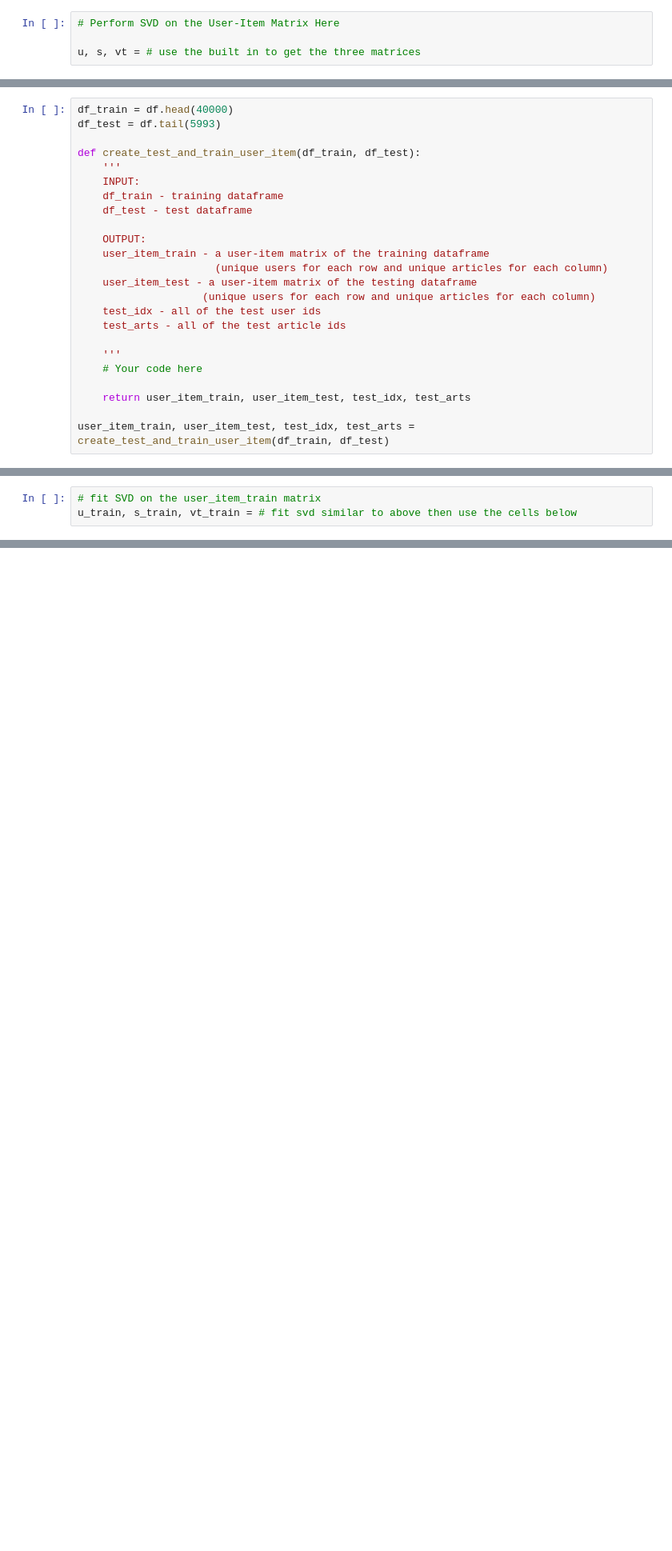
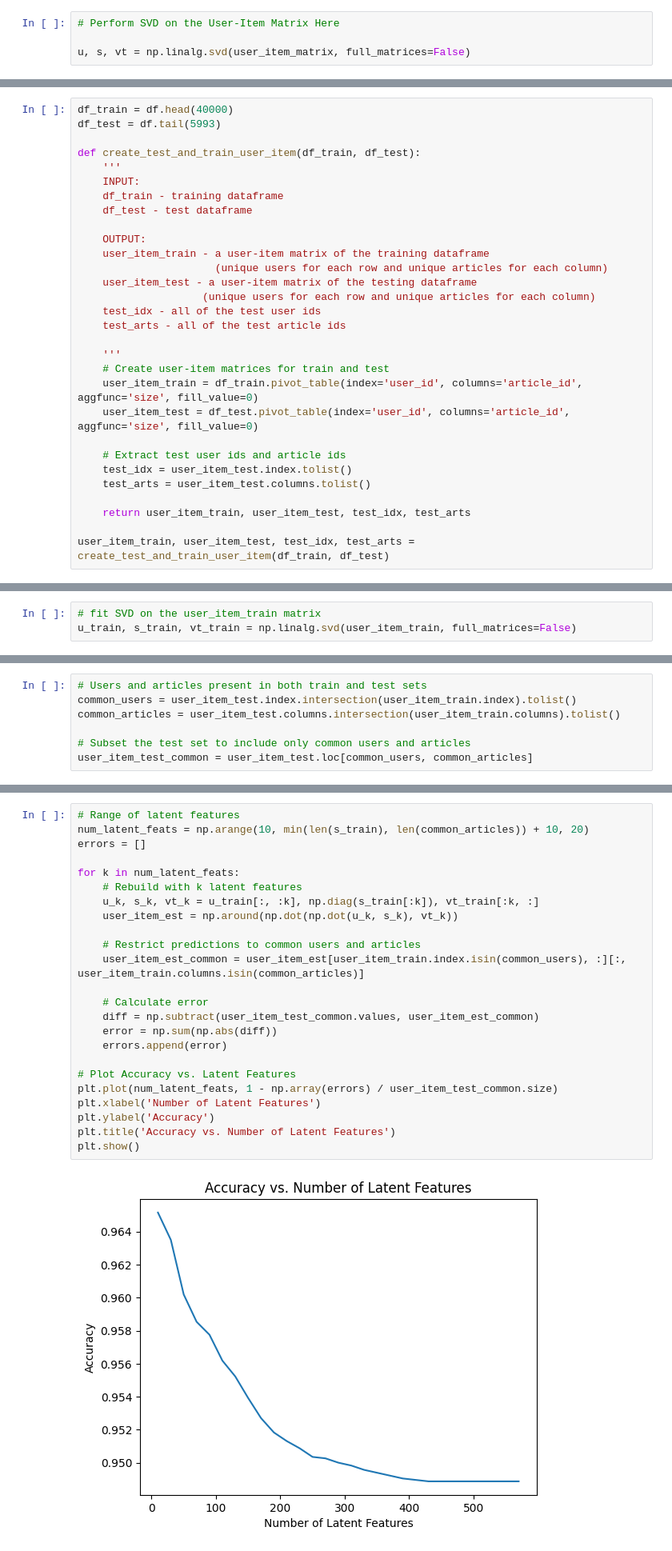
Before and after one commit to daniel173087/recommendation-engine, a Jupyter notebook: Recommendations_with_IBM.ipynb, the cells around one changed output, grey strips where cells are left out. Shown at 80% size. Cells and saved outputs as stored; diff of their text form; blank space fills up the shorter version.

```diff
--- a/Recommendations_with_IBM.ipynb
+++ b/Recommendations_with_IBM.ipynb
@@ -662,4 +706,4 @@ user_item_matrix.head()
 # %%
 # Perform SVD on the User-Item Matrix Here
 
-u, s, vt = # use the built in to get the three matrices
+u, s, vt = np.linalg.svd(user_item_matrix, full_matrices=False)
@@ -718,7 +764,13 @@ def create_test_and_train_user_item(df_train, df_test):
     test_arts - all of the test article ids
 
     '''
-    # Your code here
+    # Create user-item matrices for train and test
+    user_item_train = df_train.pivot_table(index='user_id', columns='article_id', aggfunc='size', fill_value=0)
+    user_item_test = df_test.pivot_table(index='user_id', columns='article_id', aggfunc='size', fill_value=0)
+
+    # Extract test user ids and article ids
+    test_idx = user_item_test.index.tolist()
+    test_arts = user_item_test.columns.tolist()
 
     return user_item_train, user_item_test, test_idx, test_arts
 
@@ -745,4 +826,4 @@ t.sol_4_test(sol_4_dict)
 Use the cells below to explore how well SVD works towards making predictions for recommendations on the test data.
 # %%
 # fit SVD on the user_item_train matrix
-u_train, s_train, vt_train = # fit svd similar to above then use the cells below
+u_train, s_train, vt_train = np.linalg.svd(user_item_train, full_matrices=False)
@@ -751,0 +830,7 @@ u_train, s_train, vt_train = # fit svd similar to above then use the cells below
+# %%
+# Users and articles present in both train and test sets
+common_users = user_item_test.index.intersection(user_item_train.index).tolist()
+common_articles = user_item_test.columns.intersection(user_item_train.columns).tolist()
+
+# Subset the test set to include only common users and articles
+user_item_test_common = user_item_test.loc[common_users, common_articles]
@@ -752,2 +840,28 @@ u_train, s_train, vt_train = # fit svd similar to above then use the cells below
+# %%
+# Range of latent features
+num_latent_feats = np.arange(10, min(len(s_train), len(common_articles)) + 10, 20)
+errors = []
+
+for k in num_latent_feats:
+    # Rebuild with k latent features
+    u_k, s_k, vt_k = u_train[:, :k], np.diag(s_train[:k]), vt_train[:k, :]
+    user_item_est = np.around(np.dot(np.dot(u_k, s_k), vt_k))
+
+    # Restrict predictions to common users and articles
+    user_item_est_common = user_item_est[user_item_train.index.isin(common_users), :][:, user_item_train.columns.isin(common_articles)]
+
+    # Calculate error
+    diff = np.subtract(user_item_test_common.values, user_item_est_common)
+    error = np.sum(np.abs(diff))
+    errors.append(error)
+
+# Plot Accuracy vs. Latent Features
+plt.plot(num_latent_feats, 1 - np.array(errors) / user_item_test_common.size)
+plt.xlabel('Number of Latent Features')
+plt.ylabel('Accuracy')
+plt.title('Accuracy vs. Number of Latent Features')
+plt.show()
+# %% [output]
+[figure, added]
 # %% [markdown]
 `6.` Use the cell below to comment on the results you found in the previous question. Given the circumstances of your results, discuss what you might do to determine if the recommendations you make with any of the above recommendation systems are an improvement to how users currently find articles?
```
Also changed, not shown: parts of 21 cells of this notebook, 4 other files.
